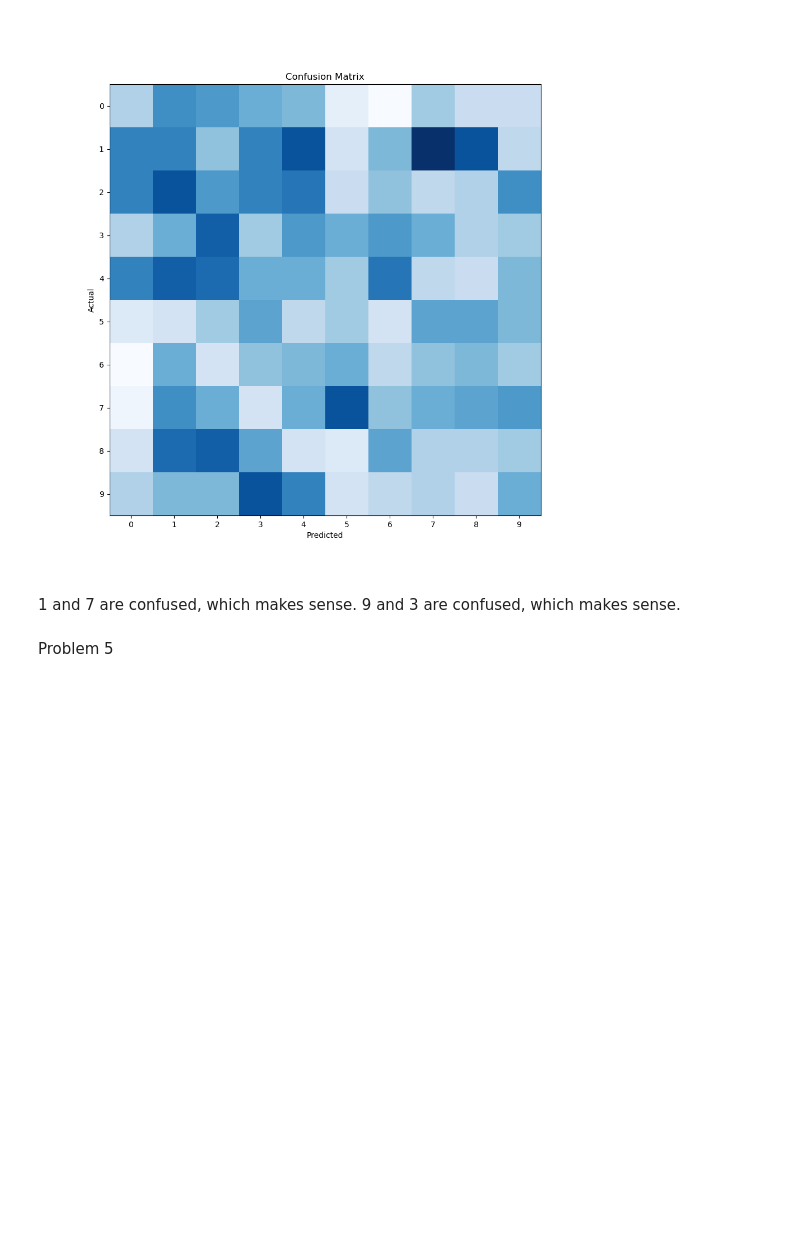
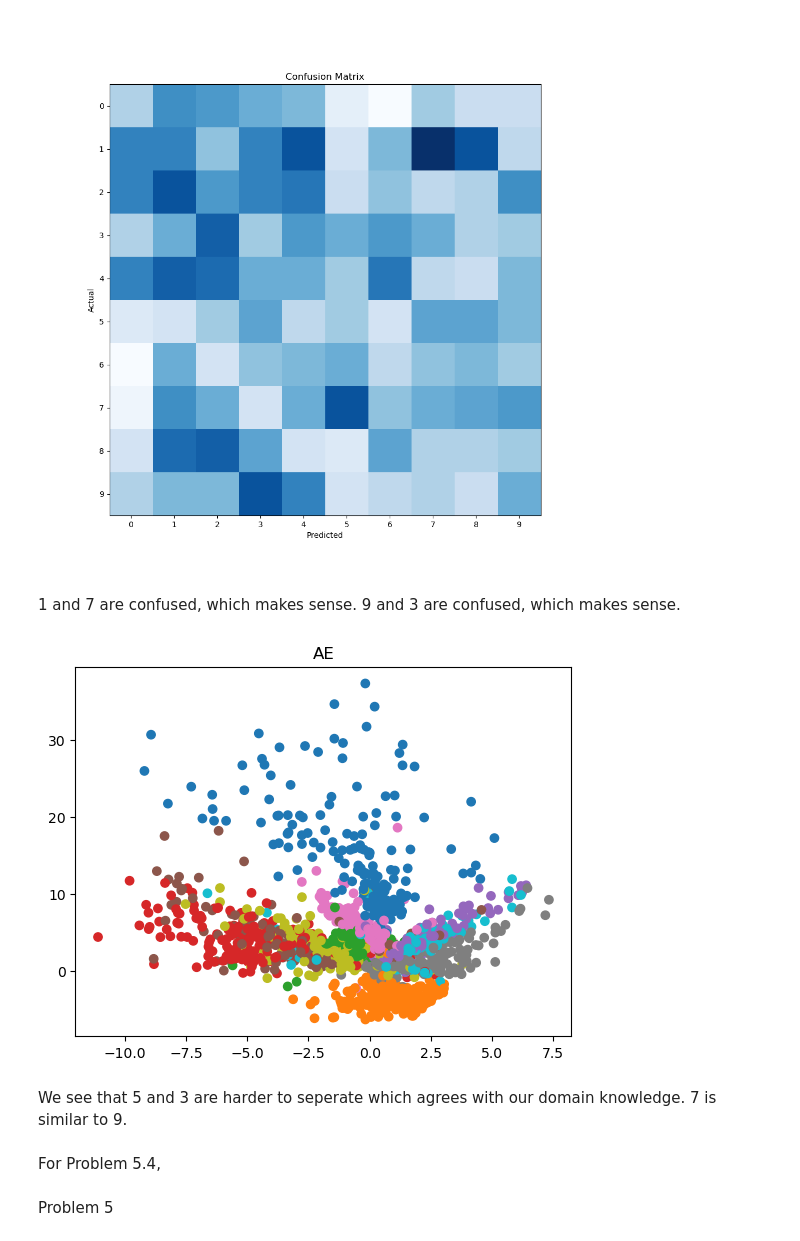
Before and after one commit to FridljDa/deep_learning, a Jupyter notebook: pset/pset2/16022023_file.ipynb, the cells around one changed output. Drawn from its saved outputs; the diff is of its cells as text; code cells hidden in the pictures; blank space fills up the shorter version.

```diff
--- a/pset/pset2/16022023_file.ipynb
+++ b/pset/pset2/16022023_file.ipynb
@@ -54,6 +185,25 @@ Image(filename='prob4_confusion_matrix.png', width=800)
 [figure]
 # %% [markdown]
 1 and 7 are confused, which makes sense. 9 and 3 are confused, which makes sense.
+# %%
+test_data_flat = test_data.reshape(-1, 28*28)
+
+model = AE()
+model.load_state_dict(torch.load('mnist_ae.pt'))
+
+embedded_ae = model.encoder(test_data_flat)
+embedded_ae = embedded_ae.detach().numpy()
+
+plt.figure()
+plt.scatter(embedded_ae[:,0], embedded_ae[:,1], c=test_labels, cmap='tab10')
+plt.title('AE')
+plt.show()
+# %% [output]
+[figure, added]
+# %% [markdown]
+We see that 5 and 3 are harder to seperate which agrees with our domain knowledge. 7 is similar to 9.
+# %% [markdown]
+For Problem 5.4,
 # %% [markdown]
 Problem 5
 # %% [markdown]
```
Also changed, not shown: parts of 52 cells of this notebook, 23 other files.
